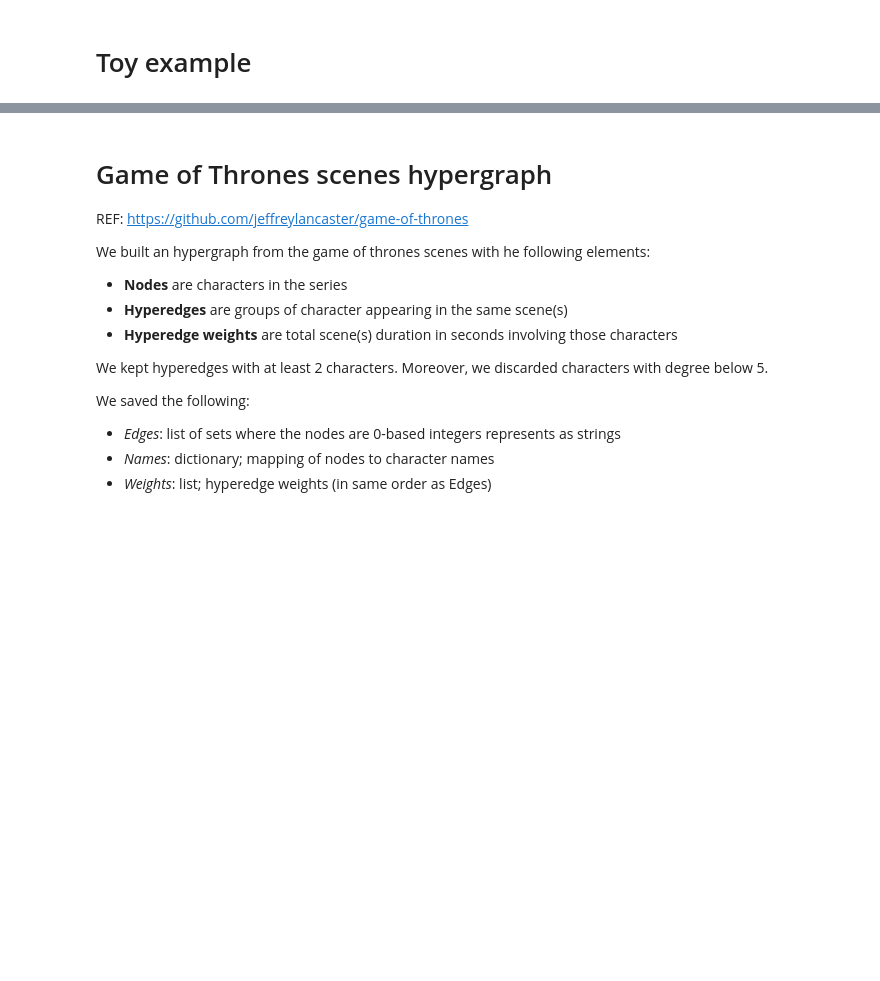
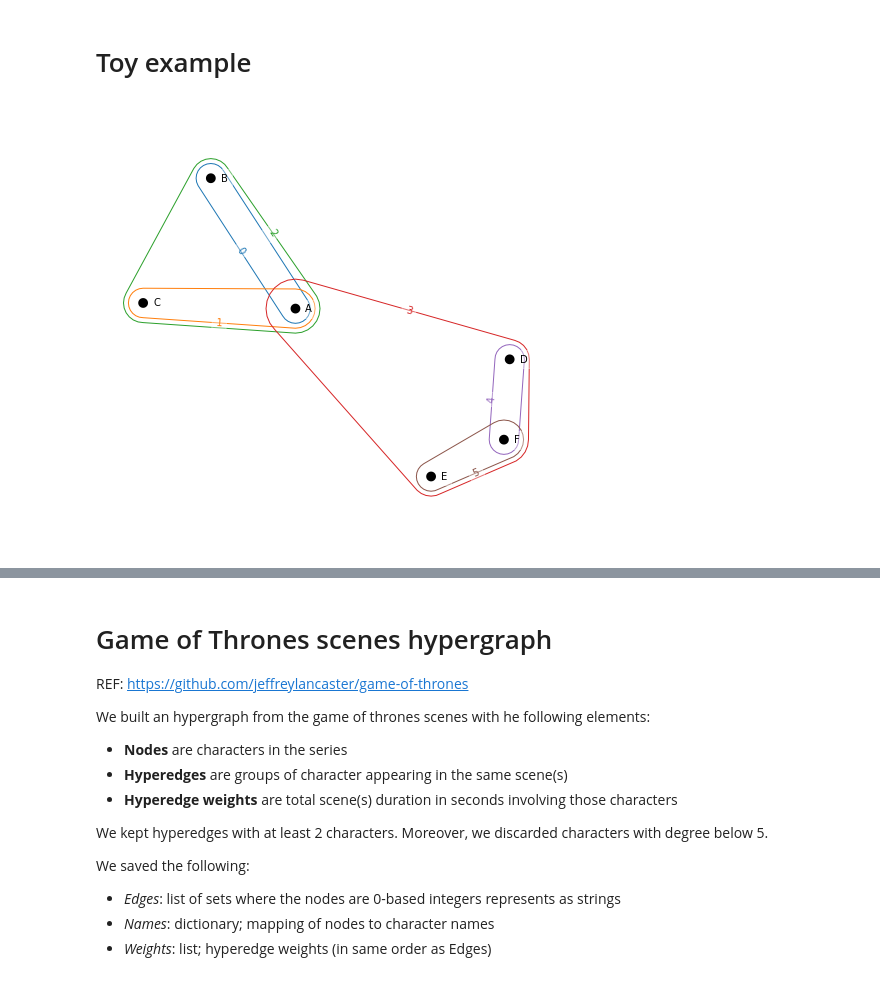
Before and after one commit to ftheberge/Hypergraph_Clustering, a Jupyter notebook: Notebooks/Hypergraph_Clustering.ipynb, the cells around one changed output, grey strips where cells are left out. Drawn from its saved outputs; the diff is of its cells as text; code cells hidden in the pictures; blank space fills up the shorter version.

```diff
--- a/Notebooks/Hypergraph_Clustering.ipynb
+++ b/Notebooks/Hypergraph_Clustering.ipynb
@@ -104,8 +104,10 @@ Returned partition is a list of sets.
 # %%
 ## build an hypergraph from a list of sets (the hyperedges)
 ## using 'enumerate', edges will have integer IDs
 E = [{'A','B'},{'A','C'},{'A','B','C'},{'A','D','E','F'},{'D','F'},{'E','F'}]
-HG = hnx.Hypergraph(dict(enumerate(E)))
-hnx.draw(HG)
+H = hnx.Hypergraph(dict(enumerate(E)))
+hnx.draw(H)
+# %% [output]
+[figure, added]
 # %%
 ## compute node strength (add unit weight is none), d-degrees, binomial coefficients
```
Also changed, not shown: parts of 15 cells of this notebook, 2 other files.
